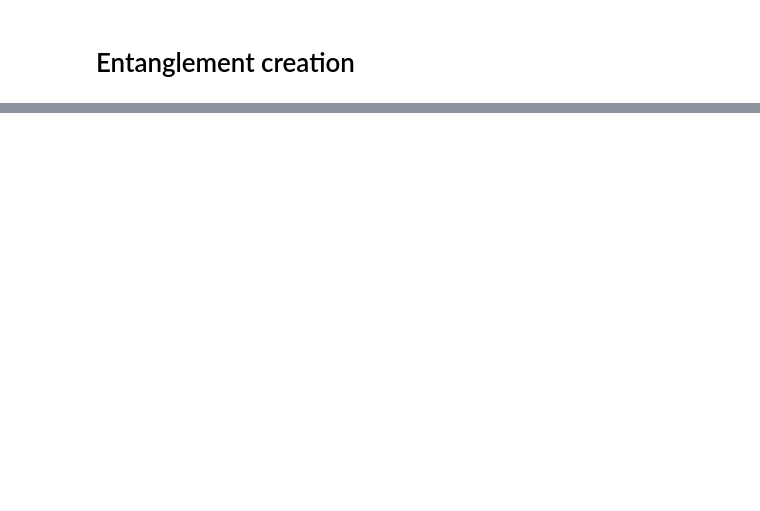
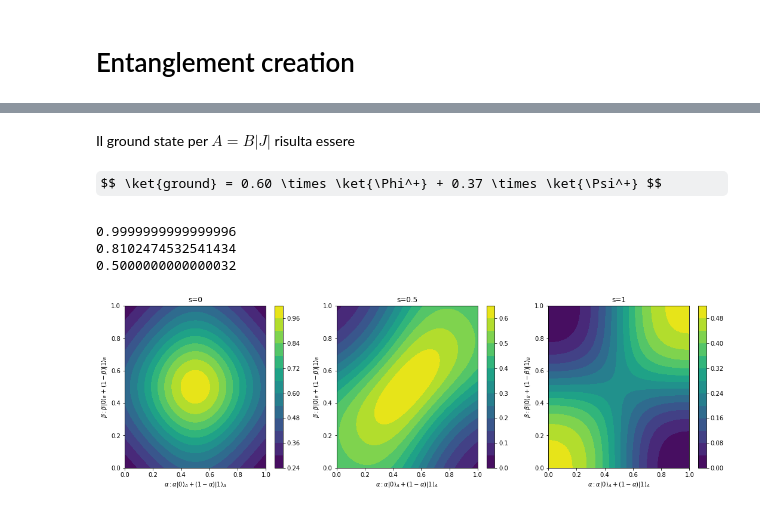
Before and after one commit to federicovisintini/Dwave2000q, a Jupyter notebook: 0_single_qubit_temperature.ipynb, the cells around one changed output, grey strips where cells are left out. Cells and saved outputs as stored; diff of their text form; code cells hidden in the pictures; some formulas as TeX source; blank space fills up the shorter version.

```diff
--- a/0_single_qubit_temperature.ipynb
+++ b/0_single_qubit_temperature.ipynb
@@ -350,0 +380,4 @@ def print_risultati(sampleset, linear_offsets, h):
+# %%
+# Fisso i parametri
+J = - 1
+s = [0, 0.5, 1]
@@ -350,0 +438,52 @@ def print_risultati(sampleset, linear_offsets, h):
+# %% [markdown]
+Il ground state per $A=B|J|$ risulta essere
+$$\newcommand{\ket}[1]{|#1\rangle}$$
+$$ \ket{ground} = 0.60 \times \ket{\Phi^+} + 0.37 \times \ket{\Psi^+} $$
+# %%
+def create_composite_state(i, j):
+    # returns a vector of the form (1-i, i, 1-j, j) correctly normalised
+    def create_single_normalised_array(k):
+        return np.array([1-k, k]) / np.sqrt((1-k)**2 + k**2)
+
+    psi_A = create_single_normalised_array(i)
+    psi_B = create_single_normalised_array(j)
+
+    psi = np.empty(4)
+    psi[0] = psi_A[0] * psi_B[0]
+    psi[1] = psi_A[1] * psi_B[0]
+    psi[2] = psi_A[0] * psi_B[1]
+    psi[3] = psi_A[1] * psi_B[1]
+
+    return psi
+# %%
+from matplotlib.colors import BoundaryNorm, LogNorm
+from matplotlib.ticker import MaxNLocator
+
+N = 100
+fig, axs = plt.subplots(1, len(s), figsize=(18, 5))
+
+x = np.linspace(0, 1, N)
+y = np.linspace(0, 1, N)
+z = np.empty((N, N))
+
+for k in range(len(s)):
+    p_g = 1 / (1 + np.exp(- energy_gaps[k] / nominal_temp_ghz))
+    print(p_g)
+    for ii in range(N):
+        for jj in range(N):
+            ground_mod2 = np.dot(create_composite_state(x[ii], y[jj]), ground_states[k]) ** 2
+            first_excit_mod2 = np.dot(create_composite_state(x[ii], y[jj]), first_excited_states[k]) ** 2
+
+            z[ii,jj] = ground_mod2 * p_g + first_excit_mod2 * (1-p_g)
+
+    levels = MaxNLocator(nbins=15).tick_values(z.min(), z.max())
+    color = axs[k].contourf(x, y, z, levels=levels)
+    plt.colorbar(color, ax=axs[k])
+    axs[k].set_xlabel(r'$\alpha: \alpha |0\rangle_A + (1-\alpha) |1\rangle_A$')
+    axs[k].set_ylabel(r'$\beta: \beta |0\rangle_B + (1-\beta) |1\rangle_B$')
+    axs[k].set_title(f's={s[k]}')
+# %% [output]
+0.9999999999999996
+0.8102474532541434
+0.5000000000000032
+[figure, added]
```
Also changed, not shown: parts of 25 cells of this notebook.
